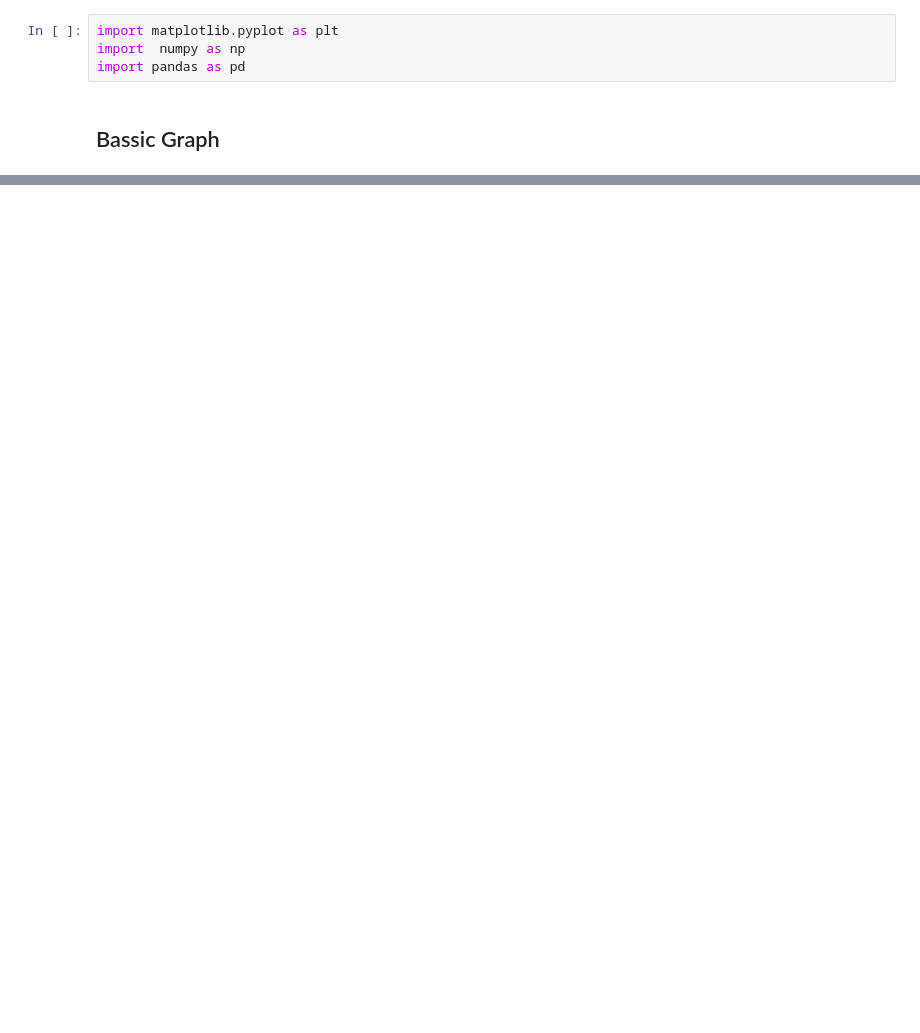
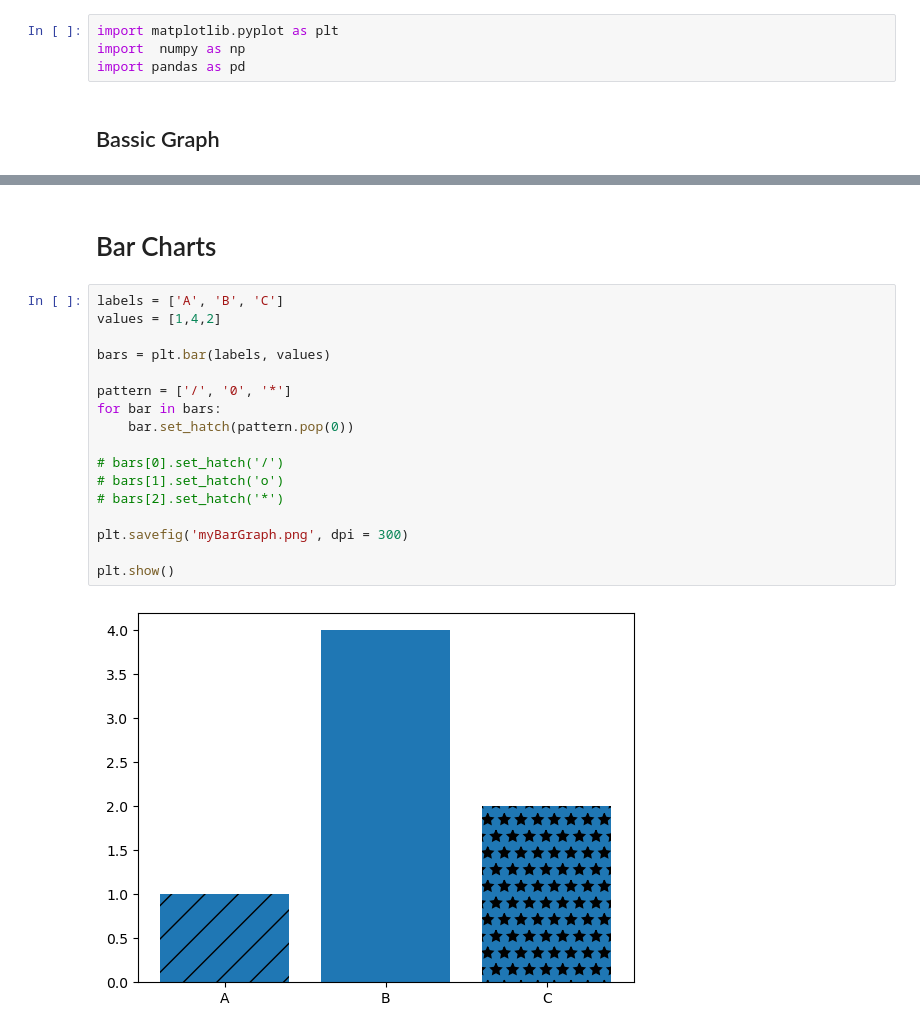
Before and after one commit to JoshMusira/matplotlib, a Jupyter notebook: matplotlibpyplot.ipynb, the cells around one changed output, grey strips where cells are left out. Drawn from its saved outputs; the diff is of its cells as text; blank space fills up the shorter version.

Commit message:
feat: create a bar graph

```diff
--- a/matplotlibpyplot.ipynb
+++ b/matplotlibpyplot.ipynb
@@ -26,3 +34,24 @@ plt.legend()
 plt.show()
 # %% [output]
 [figure]
+# %% [markdown]
+# Bar Charts
+# %%
+labels = ['A', 'B', 'C']
+values = [1,4,2]
+
+bars = plt.bar(labels, values)
+
+pattern = ['/', '0', '*']
+for bar in bars:
+    bar.set_hatch(pattern.pop(0))
+
+# bars[0].set_hatch('/')
+# bars[1].set_hatch('o')
+# bars[2].set_hatch('*')
+
+plt.savefig('myBarGraph.png', dpi = 300)
+
+plt.show()
+# %% [output]
+[figure, added]
```
Also changed, not shown: parts of 3 cells of this notebook, 3 other files.
